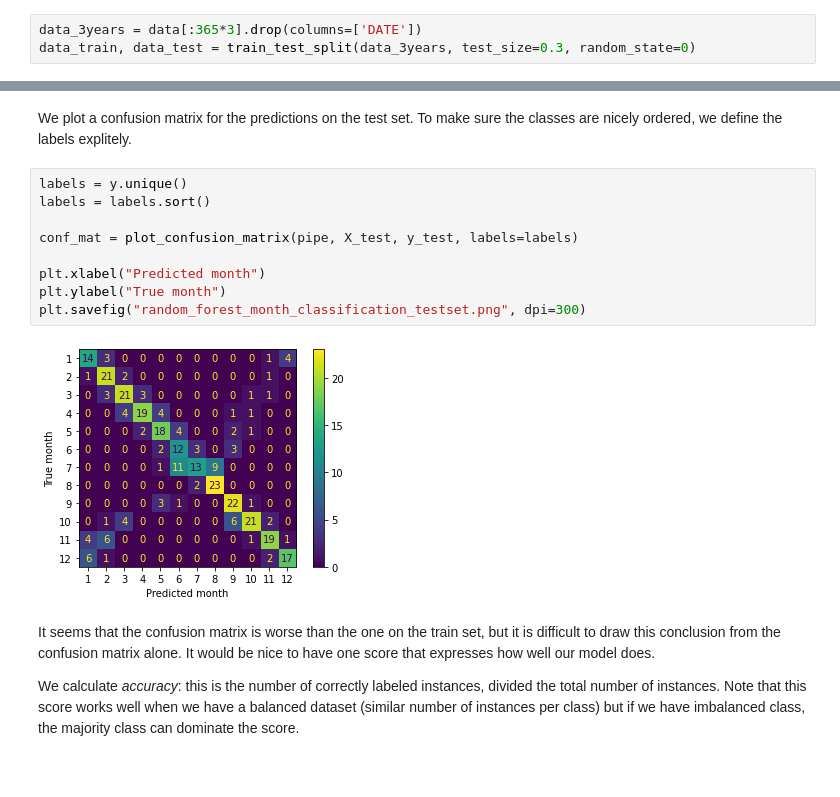
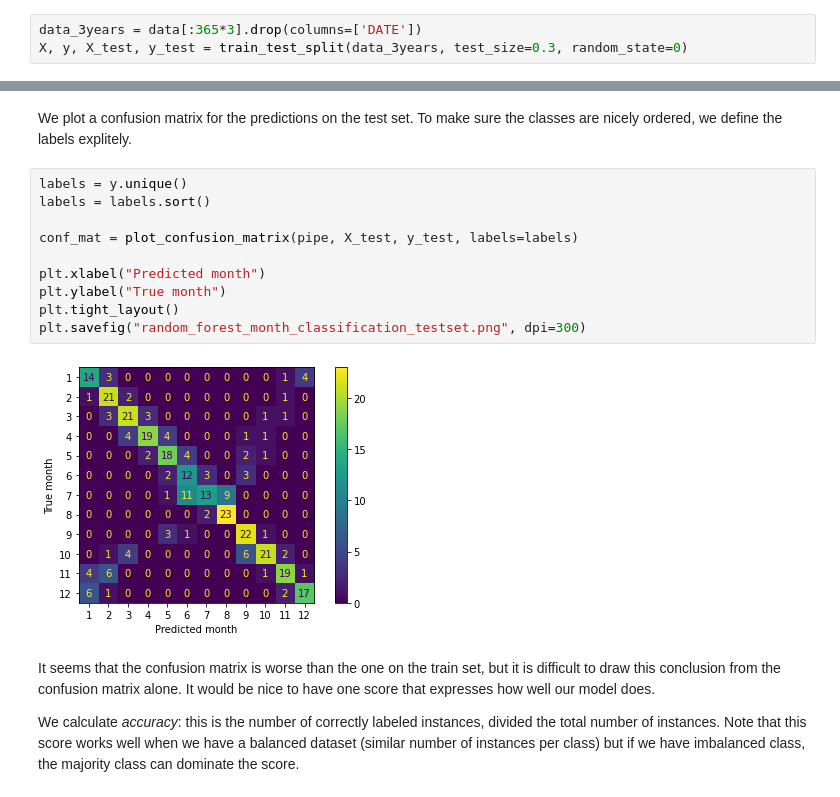
Before and after one commit to florian-huber/weather_prediction_dataset, a Jupyter notebook: notebooks/machine_learning_classification_months.ipynb, the cells around one changed output, grey strips where cells are left out. Saved outputs shown, nothing was run; the diff lists cells and outputs as text.

```diff
--- a/notebooks/sklearn_classification.ipynb
+++ b/notebooks/machine_learning_classification_months.ipynb
@@ -30,4 +35,4 @@ data.head()
 We only select the first three years of data. We split into train and test, and then into X and y.
 # %%
 data_3years = data[:365*3].drop(columns=['DATE'])
-data_train, data_test = train_test_split(data_3years, test_size=0.3, random_state=0)
+X, y, X_test, y_test = train_test_split(data_3years, test_size=0.3, random_state=0)
@@ -82,14 +89,15 @@ We plot a confusion matrix for the predictions on the test set. To make sure the
 # %%
 labels = y.unique()
 labels = labels.sort()
 
 conf_mat = plot_confusion_matrix(pipe, X_test, y_test, labels=labels)
 
 plt.xlabel("Predicted month")
 plt.ylabel("True month")
+plt.tight_layout()
 plt.savefig("random_forest_month_classification_testset.png", dpi=300)
 # %% [output]
-[figure, old version]
+[figure, new version]
 # %% [markdown]
 It seems that the confusion matrix is worse than the one on the train set, but it is difficult to draw this conclusion from the confusion matrix alone. It would be nice to have one score that expresses how well our model does.
 
```
Also changed, not shown: parts of 2 cells of this notebook.
